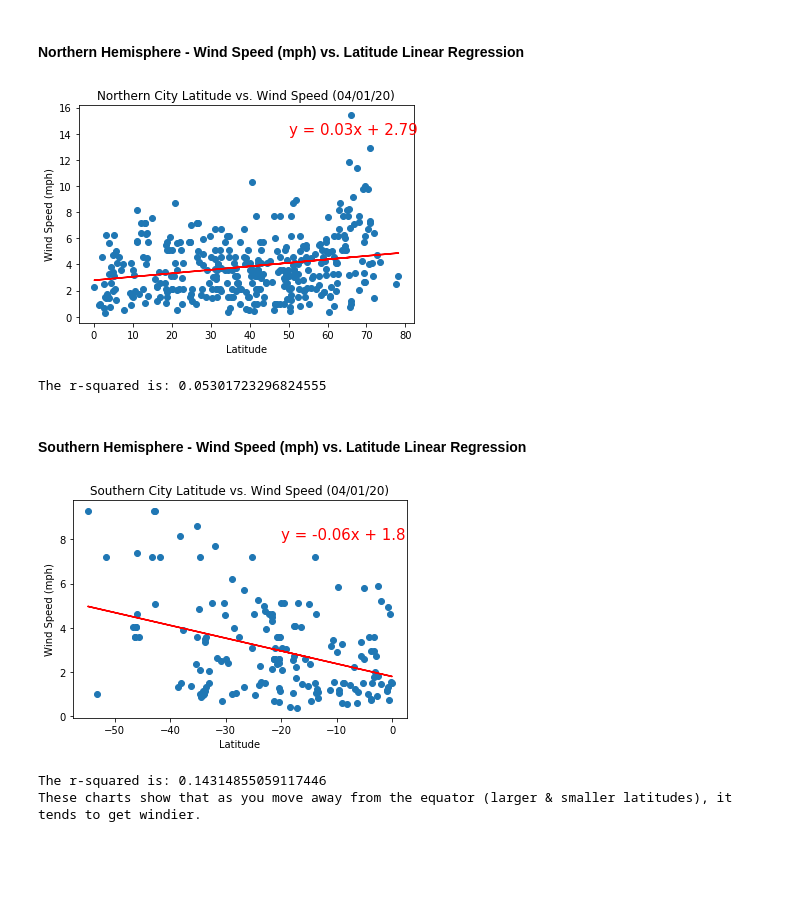
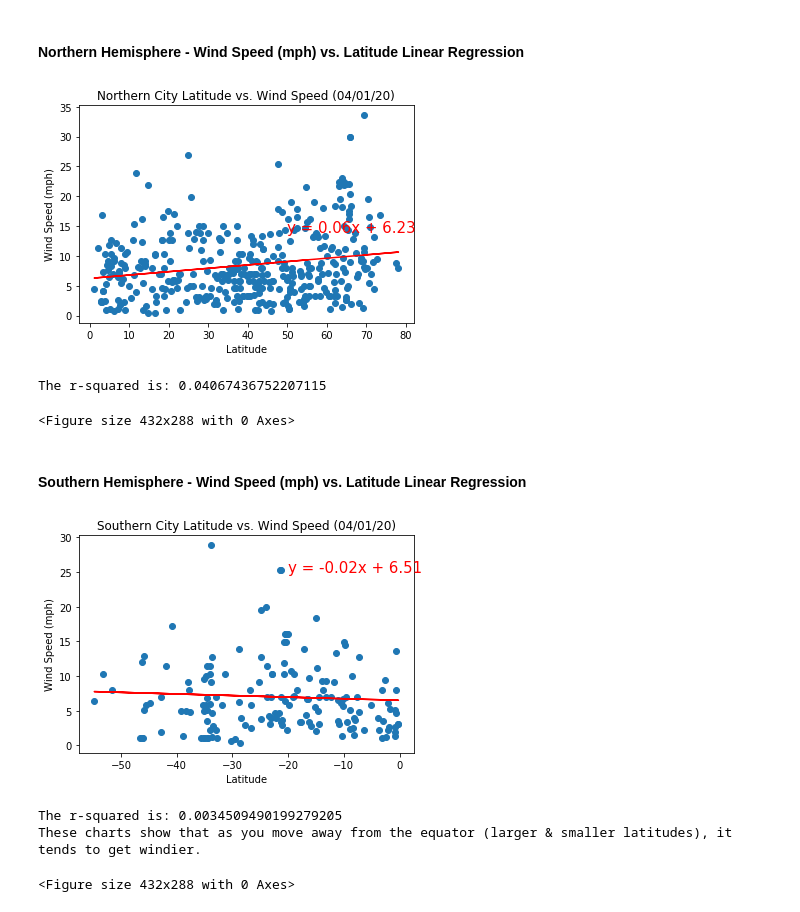
Before and after one commit to joshuadanielp/06_Python_APIs_HW, a Jupyter notebook: WeatherPy.ipynb, the cells around one changed output. Cells and saved outputs as stored; diff of their text form; code cells hidden in the pictures; blank space fills up the shorter version.

```diff
--- a/WeatherPy.ipynb
+++ b/WeatherPy.ipynb
@@ -90,13 +90,12 @@ print("------------------------")
 for city in cities:
 
     # Build query URL based on each city
-    query_url = url + "appid=" + weather_api_key + "&q=" + city
+    query_url = url + "appid=" + weather_api_key + "&q=" + city + "&units=Imperial"
 
     # Get weather data
     weather_response = requests.get(query_url)
     weather_json = weather_response.json()
 #     print(weather_json)
-    units = ["imperial"]
 
     # Try & Except clause to catch any NaN cities
     try:
@@ -491,33 +506,41 @@ plt.title("Northern City Latitude vs. Wind Speed (04/01/20)")
 plt.show()
 
 print(f"The r-squared is: {rvalue**2}")
+
+# Save image as PNG
+plt.savefig("Fig11.png")
 # %% [output]
-[figure, old version]
+[figure, new version]
-The r-squared is: 0.05301723296824555
+The r-squared is: 0.04067436752207115
+<Figure size 432x288 with 0 Axes>
 # %% [markdown]
 ####  Southern Hemisphere - Wind Speed (mph) vs. Latitude Linear Regression
 # %%
 # Perform a linear regression on max temp versus latitude
 (slope, intercept, rvalue, pvalue, stderr) = linregress(southern_df["Lat"], southern_df["Wind Speed"])
 
 # Create equation of line to calculate predicted max temp
 regress_values = southern_df["Lat"] * slope + intercept
 line_eq = "y = " + str(round(slope,2)) + "x + " + str(round(intercept,2))
 
 # Plot the linear model on top of scatter plot
 plt.scatter(southern_df["Lat"],southern_df["Wind Speed"])
 plt.plot(southern_df["Lat"],regress_values,"-", color="r")
-plt.annotate(line_eq,(-20,8),fontsize=15,color="red")
+plt.annotate(line_eq,(-20,25),fontsize=15,color="red")
 plt.xlabel('Latitude')
 plt.ylabel("Wind Speed (mph)")
 plt.title("Southern City Latitude vs. Wind Speed (04/01/20)")
 plt.show()
 
 print(f"The r-squared is: {rvalue**2}")
 
 # Brief analysis
 print("These charts show that as you move away from the equator (larger & smaller latitudes), it tends to get windier.")
+
+# Save image as PNG
+plt.savefig("Fig12.png")
 # %% [output]
-[figure, old version]
+[figure, new version]
-The r-squared is: 0.14314855059117446
+The r-squared is: 0.0034509490199279205
 These charts show that as you move away from the equator (larger & smaller latitudes), it tends to get windier.
+<Figure size 432x288 with 0 Axes>
```
Also changed, not shown: parts of 14 cells of this notebook.
